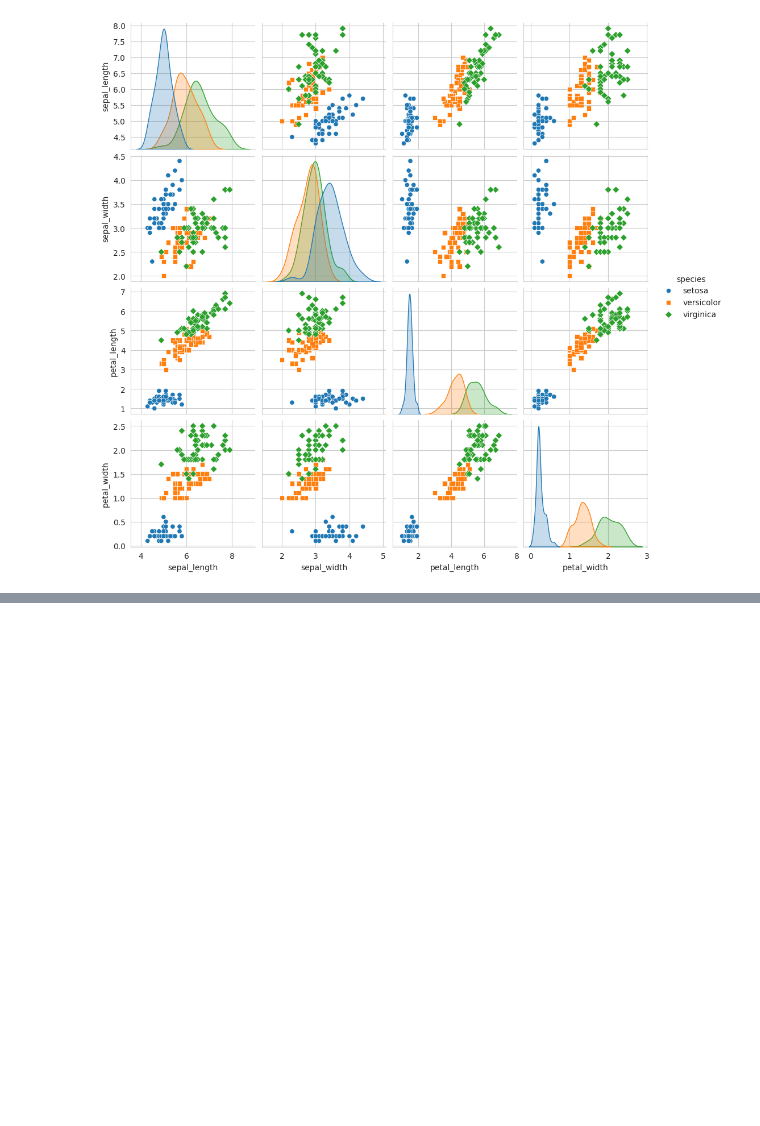
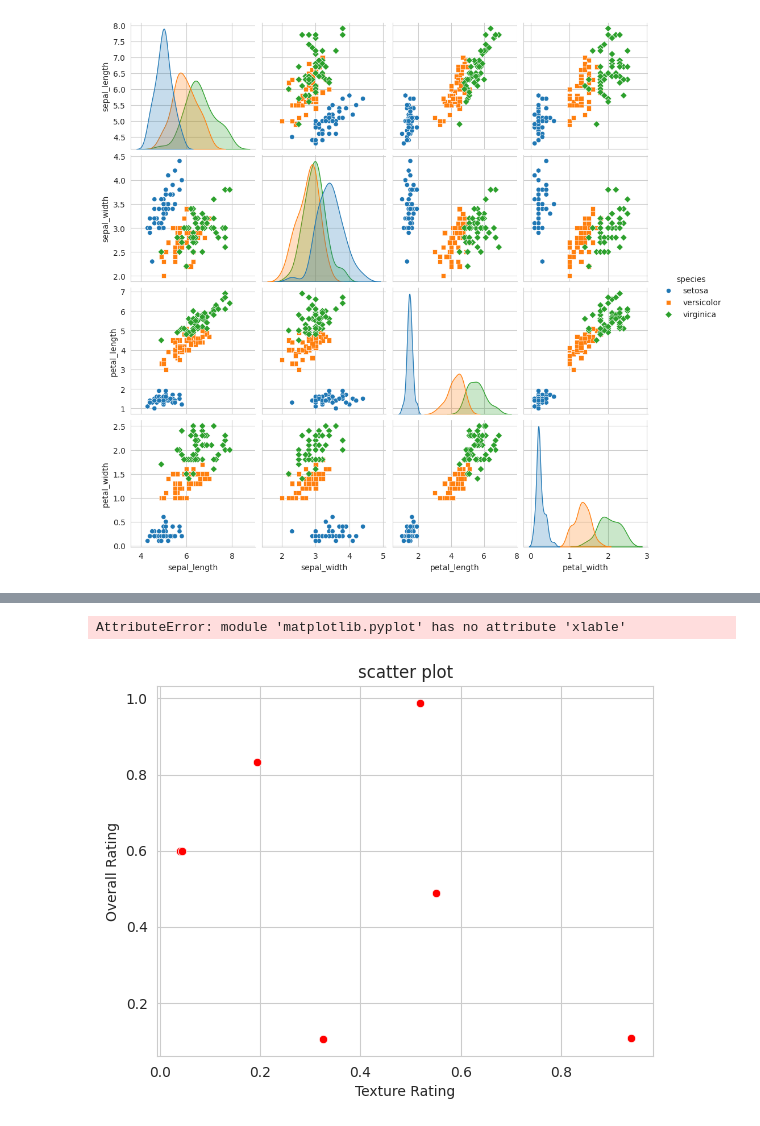
Before and after one commit to hymnofgod/machinelearning, a Jupyter notebook: Matplotlib.ipynb, the cells around one changed output, grey strips where cells are left out. Cells and saved outputs as stored; diff of their text form; code cells hidden in the pictures; blank space fills up the shorter version.

```diff
--- a/Matplotlib.ipynb
+++ b/Matplotlib.ipynb
@@ -61,0 +69,7 @@ plt.show()
+# %%
+#reading ice cream rating.csv
+import seaborn as sns
+import matplotlib.pyplot as plt
+import pandas as pd
+data=pd.read_csv("/content/drive/MyDrive/Colab Notebooks/College/Ice Cream Ratings.csv")
+data
@@ -61,0 +100,11 @@ plt.show()
+# %%
+#scatter plot using texture rating, overall rating
+sns.set_style('whitegrid')
+sns.scatterplot(data,x='Texture Rating',y='Overall Rating',color="red")
+plt.title("scatter plot")
+plt.xlable("Texture Rating" )
+plt.ylable("Overall Rating" )
+plt.show()
+# %% [output]
+AttributeError: module 'matplotlib.pyplot' has no attribute 'xlable'
+[figure, added]
```
Also changed, not shown: parts of 14 cells of this notebook.
